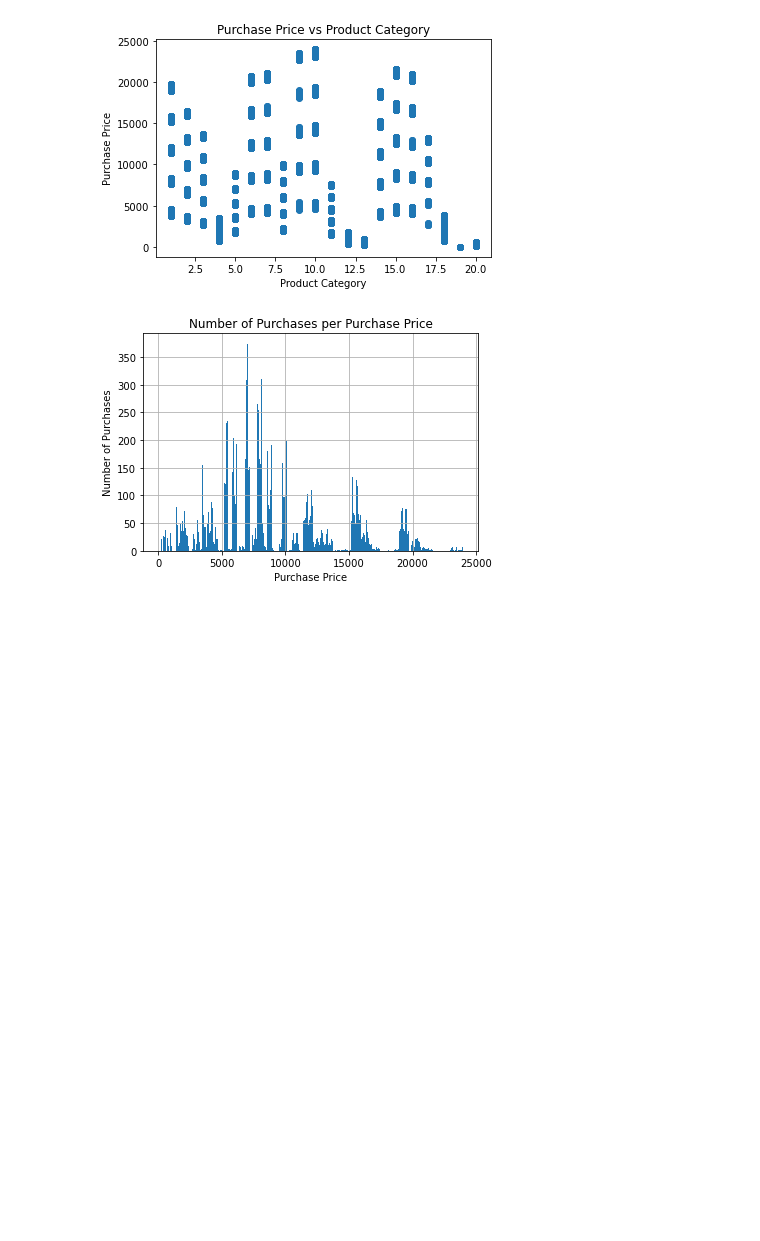
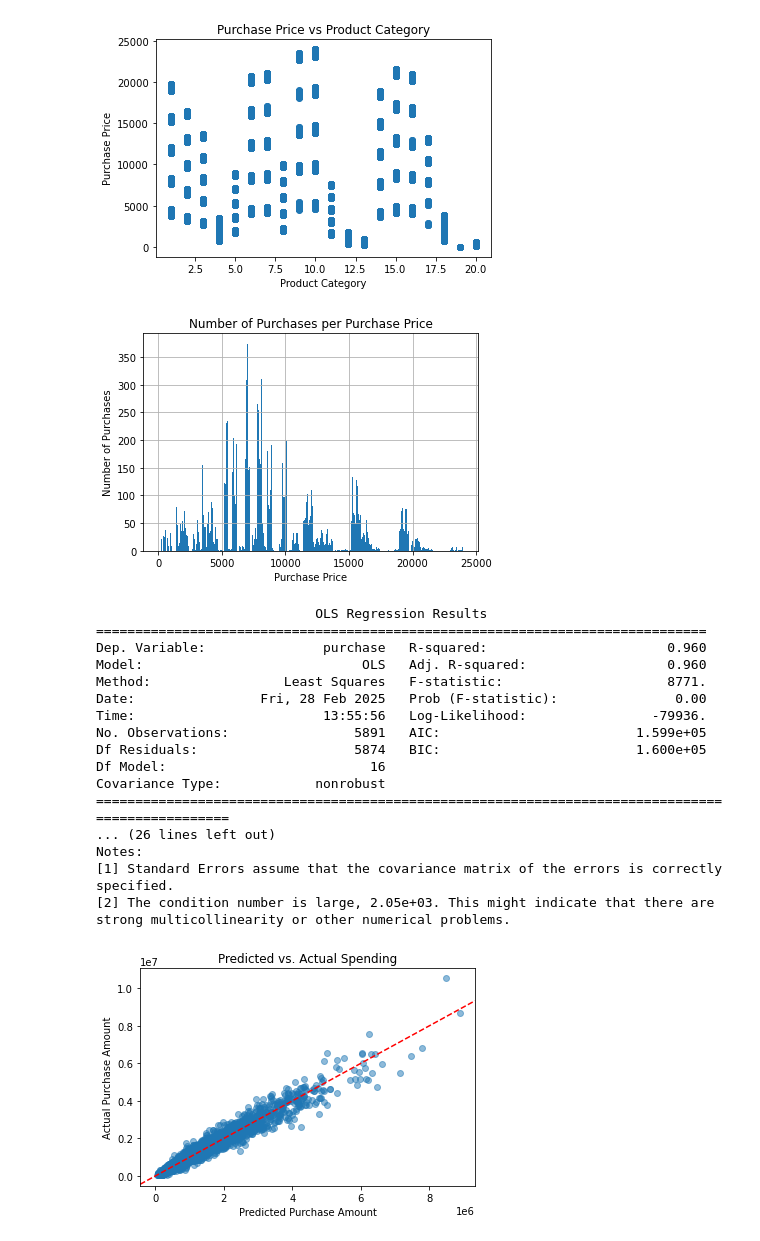
Before and after one commit to Green-Kiwie/Extreme-Couponers-Walmart-Black-Friday, a Jupyter notebook: Final Notebook.ipynb, the cells around one changed output. Saved outputs shown, nothing was run; the diff lists cells and outputs as text; code cells hidden in the pictures; blank space fills up the shorter version.

```diff
--- a/Final Notebook.ipynb
+++ b/Final Notebook.ipynb
@@ -76,3 +76,47 @@ plt.title("Number of Purchases per Purchase Price")
 plt.show()
 # %% [output]
 [figure]
+# %%
+features = ['gender', 'age', 'city_category', 'stay_in_current_city_years', 'marital_status']
+
+# Convert categorical variables into dummy variables
+df_encoded = pd.get_dummies(user_agg_df, columns=features, drop_first=True)
+
+# Define dependent (Y) and independent variables (X)
+Y = df_encoded['purchase']
+X = df_encoded.drop(columns=['purchase', 'user_id'])  # Remove target and ID column
+
+# Add intercept
+X = sm.add_constant(X)
+
+# Run multiple linear regression
+model = sm.OLS(Y, X).fit()
+
+# Print the summary
+print(model.summary())
+
+plt.scatter(model.fittedvalues, Y, alpha=0.5)
+plt.xlabel("Predicted Purchase Amount")
+plt.ylabel("Actual Purchase Amount")
+plt.title("Predicted vs. Actual Spending")
+plt.axline((0, 0), slope=1, color='red', linestyle='--')  # Ideal fit line
+plt.show()
+# %% [output]
+                            OLS Regression Results
+==============================================================================
+Dep. Variable:               purchase   R-squared:                       0.960
+Model:                            OLS   Adj. R-squared:                  0.960
+Method:                 Least Squares   F-statistic:                     8771.
+Date:                Fri, 28 Feb 2025   Prob (F-statistic):               0.00
+Time:                        13:55:56   Log-Likelihood:                -79936.
+No. Observations:                5891   AIC:                         1.599e+05
+Df Residuals:                    5874   BIC:                         1.600e+05
+Df Model:                          16
+Covariance Type:            nonrobust
+=================================================================================================
+... (26 lines left out)
+Notes:
+[1] Standard Errors assume that the covariance matrix of the errors is correctly specified.
+[2] The condition number is large, 2.05e+03. This might indicate that there are
+strong multicollinearity or other numerical problems.
+[figure, added]
```
Also changed, not shown: parts of 2 cells of this notebook, 1 other file.
